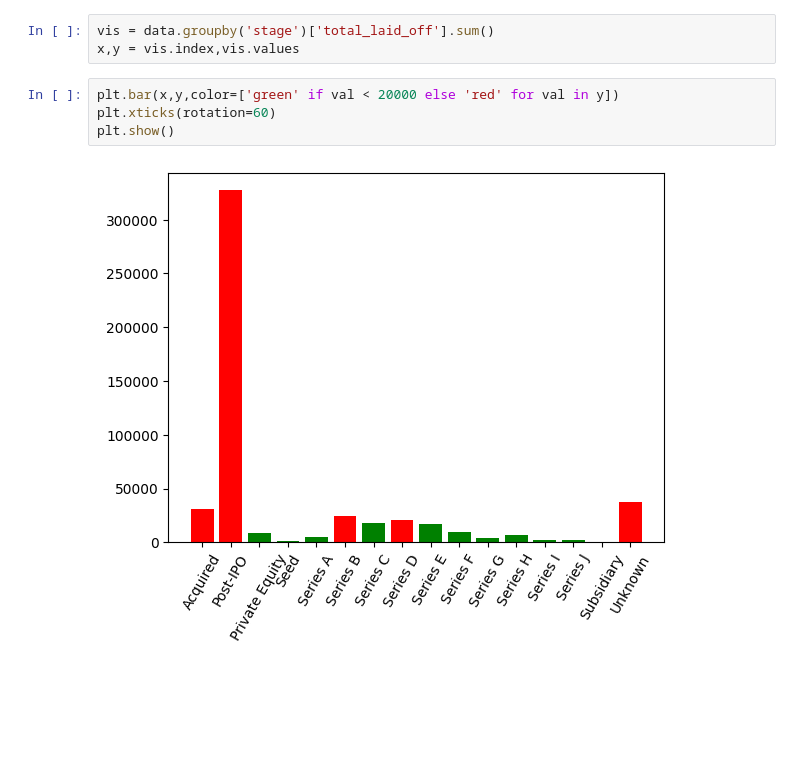
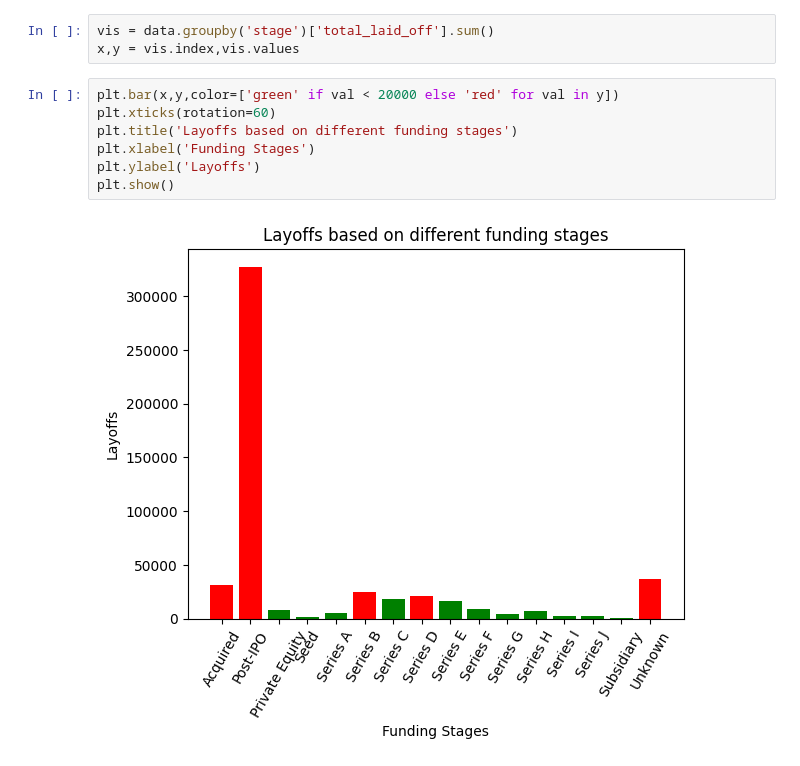
Before and after one commit to neerajcodes888/Recent-Layoffs-Case-Study, a Jupyter notebook: study.ipynb, the cells around one changed output. Drawn from its saved outputs; the diff is of its cells as text; blank space fills up the shorter version.

```diff
--- a/study.ipynb
+++ b/study.ipynb
@@ -707,6 +707,9 @@ x,y = vis.index,vis.values
 # %%
 plt.bar(x,y,color=['green' if val < 20000 else 'red' for val in y])
 plt.xticks(rotation=60)
+plt.title('Layoffs based on different funding stages')
+plt.xlabel('Funding Stages')
+plt.ylabel('Layoffs')
 plt.show()
 # %% [output]
-[figure, old version]
+[figure, new version]
```
